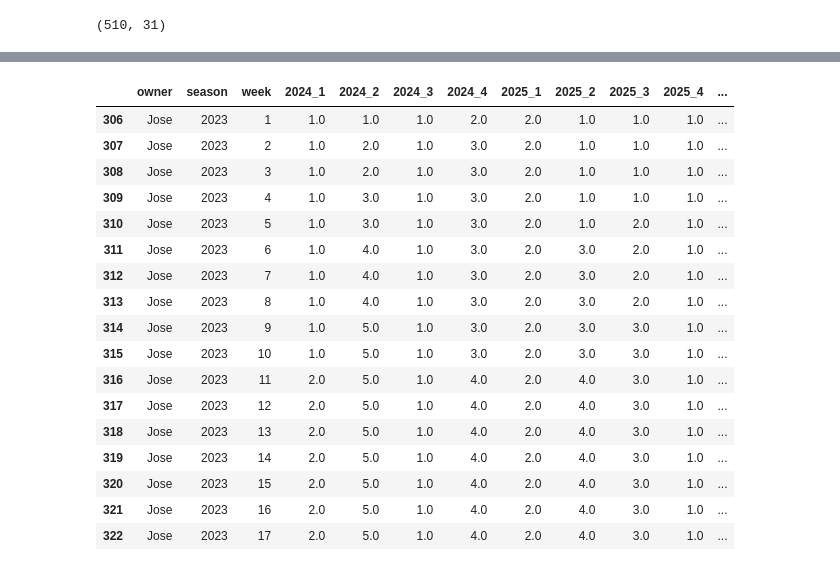
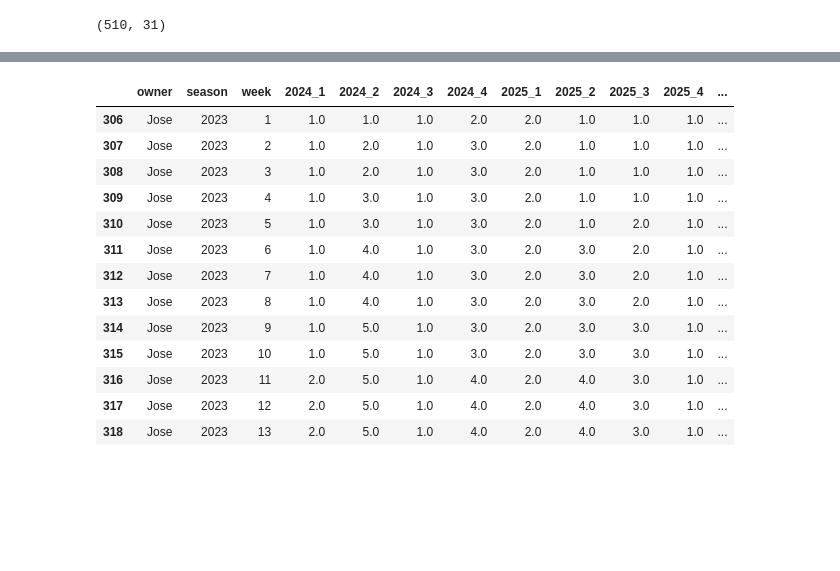
Before and after one commit to JoseAlfaro12/DynastyFootballAnalytics, a Jupyter notebook: Scripts/Modeling/XGBoost.ipynb, the cells around one changed output, grey strips where cells are left out. Saved outputs shown, nothing was run; the diff lists cells and outputs as text; code cells hidden in the pictures; blank space fills up the shorter version.

```diff
--- a/Scripts/Modeling/XGBoost.ipynb
+++ b/Scripts/Modeling/XGBoost.ipynb
@@ -36,4 +36,14 @@ matchups.shape
 # %%
-train = picks_full.merge(matchups,
+train = picks.merge(matchups,
                          how = 'left',
                          on = ['season', 'owner', 'week'])
+# %%
+cols_to_remove = ['weekly_tie_lag_1', 'weekly_tie_lag_2', 'weekly_tie_lag_3', 'weekly_tie_lag_4',
+                  'weekly_loss_lag_1', 'weekly_loss_lag_2', 'weekly_loss_lag_3', 'weekly_loss_lag_4']
+                #   '2024_1', '2024_2', '2024_3',	'2024_4',
+                #   '2025_1',	'2025_2', '2025_3',	'2025_4',
+                #   '2026_1',	'2026_2', '2026_3',	'2026_4',
+                #   '2027_1',	'2027_2', '2027_3',	'2027_4',
+                #   '2028_1',	'2028_2', '2028_3',	'2028_4']
+# %%
+train = train.drop(columns=cols_to_remove)
@@ -40,21 +153,19 @@ train = picks_full.merge(matchups,
+# %%
+train = train[~train['week'].isin([14, 15, 16, 17])]
 # %%
-train[(train['owner'] == 'Jose') & (train['season'] == 2023)]
+train[(train['owner'] == 'Jose') & (train['season'].isin([2023]))]
 # %% [output]
 |  | owner | season | week | 2024_1 | 2024_2 | 2024_3 | 2024_4 | 2025_1 | 2025_2 | 2025_3 | 2025_4 | ... |
 | 306 | Jose | 2023 | 1 | 1.0 | 1.0 | 1.0 | 2.0 | 2.0 | 1.0 | 1.0 | 1.0 | ... |
 | 307 | Jose | 2023 | 2 | 1.0 | 2.0 | 1.0 | 3.0 | 2.0 | 1.0 | 1.0 | 1.0 | ... |
 | 308 | Jose | 2023 | 3 | 1.0 | 2.0 | 1.0 | 3.0 | 2.0 | 1.0 | 1.0 | 1.0 | ... |
 | 309 | Jose | 2023 | 4 | 1.0 | 3.0 | 1.0 | 3.0 | 2.0 | 1.0 | 1.0 | 1.0 | ... |
 | 310 | Jose | 2023 | 5 | 1.0 | 3.0 | 1.0 | 3.0 | 2.0 | 1.0 | 2.0 | 1.0 | ... |
 | 311 | Jose | 2023 | 6 | 1.0 | 4.0 | 1.0 | 3.0 | 2.0 | 3.0 | 2.0 | 1.0 | ... |
 | 312 | Jose | 2023 | 7 | 1.0 | 4.0 | 1.0 | 3.0 | 2.0 | 3.0 | 2.0 | 1.0 | ... |
 | 313 | Jose | 2023 | 8 | 1.0 | 4.0 | 1.0 | 3.0 | 2.0 | 3.0 | 2.0 | 1.0 | ... |
 | 314 | Jose | 2023 | 9 | 1.0 | 5.0 | 1.0 | 3.0 | 2.0 | 3.0 | 3.0 | 1.0 | ... |
 | 315 | Jose | 2023 | 10 | 1.0 | 5.0 | 1.0 | 3.0 | 2.0 | 3.0 | 3.0 | 1.0 | ... |
 | 316 | Jose | 2023 | 11 | 2.0 | 5.0 | 1.0 | 4.0 | 2.0 | 4.0 | 3.0 | 1.0 | ... |
 | 317 | Jose | 2023 | 12 | 2.0 | 5.0 | 1.0 | 4.0 | 2.0 | 4.0 | 3.0 | 1.0 | ... |
 | 318 | Jose | 2023 | 13 | 2.0 | 5.0 | 1.0 | 4.0 | 2.0 | 4.0 | 3.0 | 1.0 | ... |
-| 319 | Jose | 2023 | 14 | 2.0 | 5.0 | 1.0 | 4.0 | 2.0 | 4.0 | 3.0 | 1.0 | ... |
-| 320 | Jose | 2023 | 15 | 2.0 | 5.0 | 1.0 | 4.0 | 2.0 | 4.0 | 3.0 | 1.0 | ... |
-| 321 | Jose | 2023 | 16 | 2.0 | 5.0 | 1.0 | 4.0 | 2.0 | 4.0 | 3.0 | 1.0 | ... |
-| 322 | Jose | 2023 | 17 | 2.0 | 5.0 | 1.0 | 4.0 | 2.0 | 4.0 | 3.0 | 1.0 | ... |
```
Also changed, not shown: parts of 29 cells of this notebook, 2 other files.
